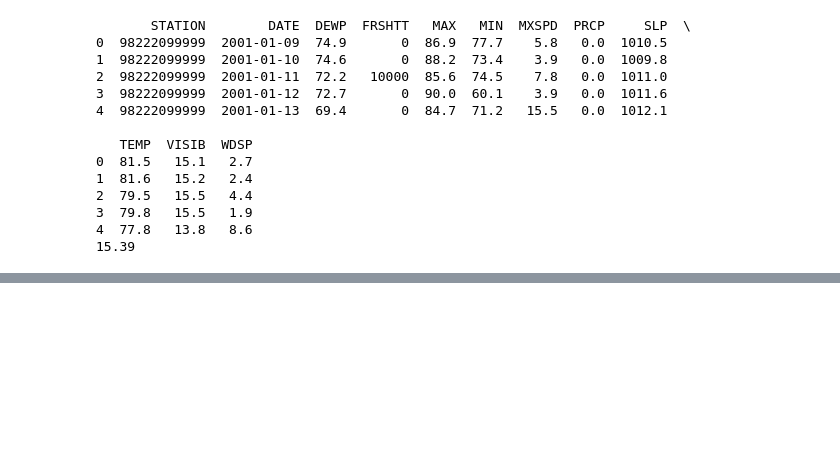
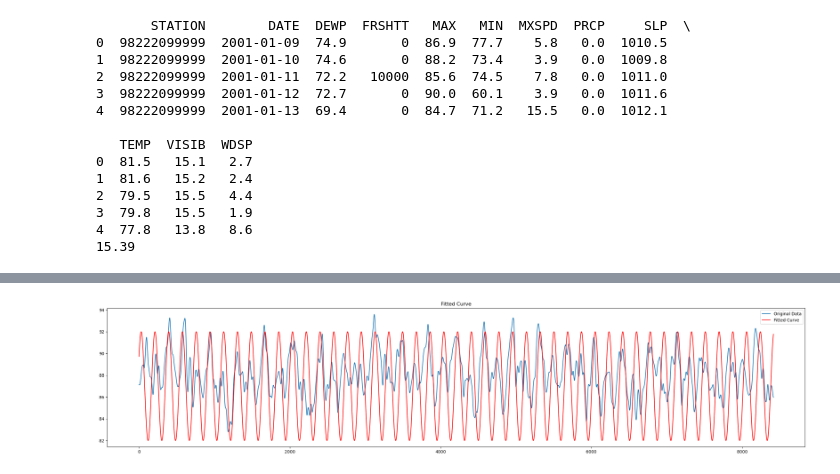
Before and after one commit to oescoba2/Vol3_WinterProject, a Jupyter notebook: Dutoit/philippines_data.ipynb, the cells around one changed output, grey strips where cells are left out. Saved outputs shown, nothing was run; the diff lists cells and outputs as text; code cells hidden in the pictures; blank space fills up the shorter version.

```diff
--- a/Dutoit/philippines_data.ipynb
+++ b/Dutoit/philippines_data.ipynb
@@ -50,0 +213,14 @@ bohol_data.data.plot(x='DATE', y='SLP', title='Sea Level Pressure in Bohol')
+# %%
+plt.figure(figsize=(30, 6))
+plt.plot(tspace, smoothed_max_temp_data, label="Original Data")
+# plt.plot(tspace, f(tspace, *popt), label="Fitted Curve", color="red")
+
+def guess(t):
+    return 5 * np.sin(4*np.pi / 365 * t + 365) + 87
+
+plt.plot(tspace, guess(tspace), label="Fitted Curve", color="red")
+plt.legend()
+plt.title("Fitted Curve")
+plt.show()
+# %% [output]
+[figure, added]
```
Also changed, not shown: parts of 3 cells of this notebook, 4 other files.
